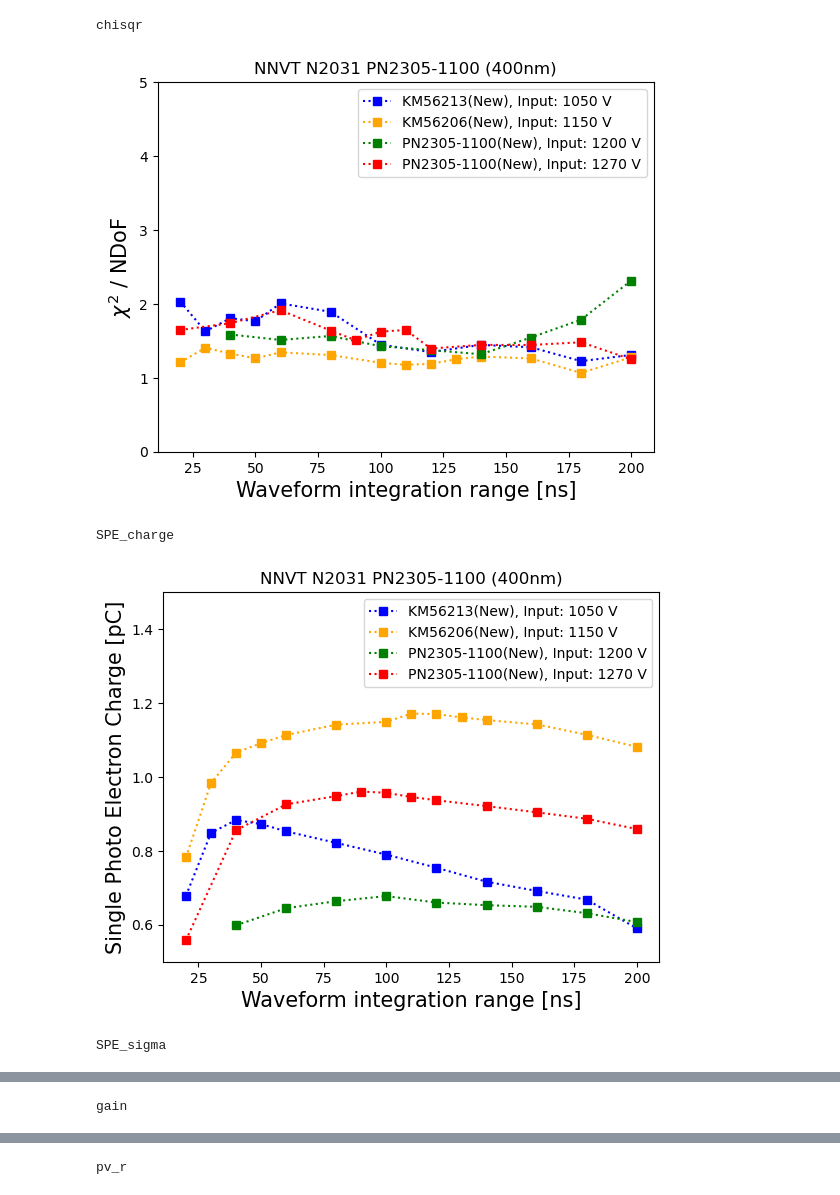
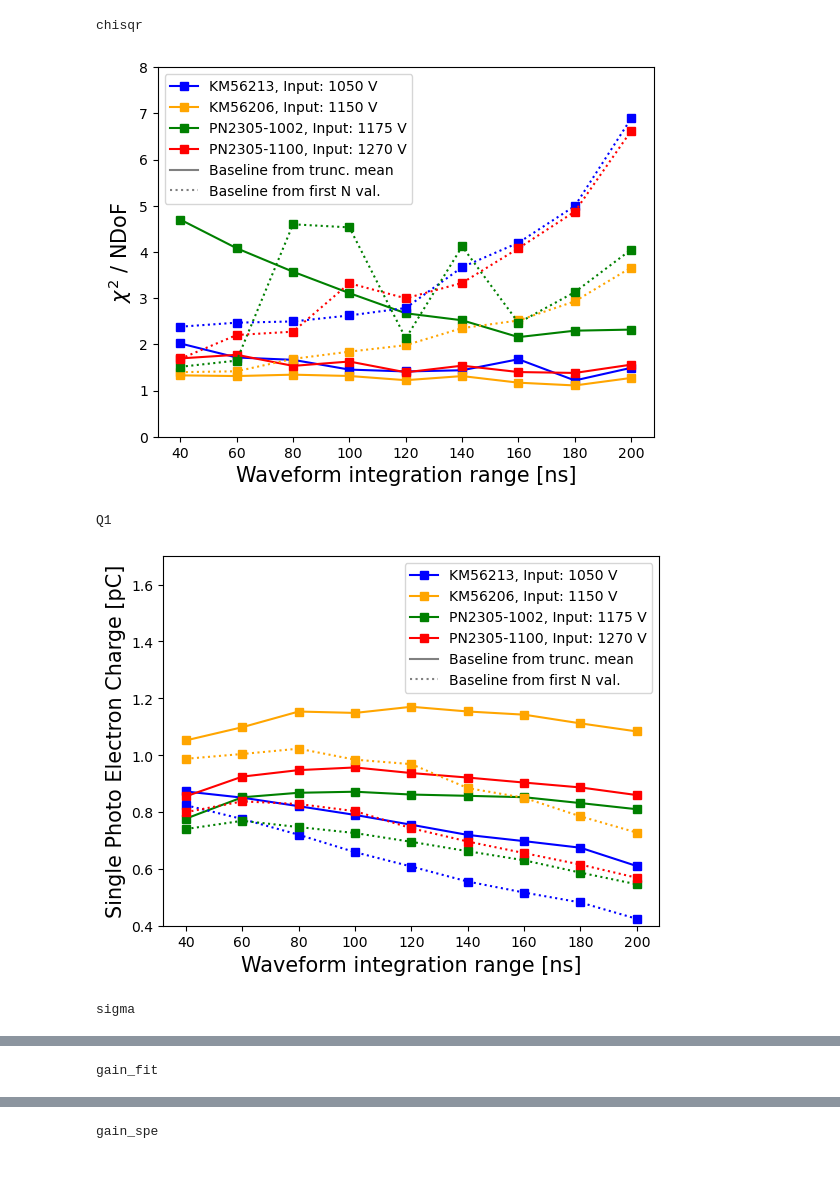
Before and after one commit to rkralik5/PMTFitting, a Jupyter notebook: scripts/PlotIntegrationRange.ipynb, the cells around one changed output, grey strips where cells are left out. Drawn from its saved outputs; the diff is of its cells as text; code cells hidden in the pictures.

Commit message:
Updating the script to plot different baseline calculation methods

```diff
--- a/scripts/PlotIntegrationRange.ipynb
+++ b/scripts/PlotIntegrationRange.ipynb
@@ -8,7 +8,12 @@ from scipy.optimize import curve_fit
 # %%
 parser = argparse.ArgumentParser(description='')
 parser.add_argument('--file', '-f', type=list, help='Input file path')
-files = ['/home/robertkralik/Documents/School/PhysicsWork/HyperKPMTValidation/IntegrationRangeCharacterisation/IntegrationRangeCharacterisation.csv']
+files = ['/home/robertkralik/Documents/PhysicsWork/HyperKPMTValidation/IntegrationRangeCharacterisation/IntegrationRangeCharacterisation_OrigBaseline.csv',
+         '/home/robertkralik/Documents/PhysicsWork/HyperKPMTValidation/IntegrationRangeCharacterisation/IntegrationRangeCharacterisation_AltBaseline.csv',
+         #'/home/robertkralik/Documents/School/PhysicsWork/HyperKPMTValidation/AngularDependency/GateValidation.csv',
+         #'/home/robertkralik/Documents/School/PhysicsWork/HyperKPMTValidation/AngularDependency/GateValidation_FixedBaseline.csv',
+         #'/home/robertkralik/Documents/School/PhysicsWork/HyperKPMTValidation/AngularDependency/GateValidation_MidFitRange.csv',
+         ]
 options = ['-f', files]
 args = parser.parse_args(args=options)
 
@@ -24,14 +29,18 @@ fontsize = 15
 # %%
 fname = args.file[0]
 df = pd.read_csv(fname)
+df_alt = pd.read_csv(args.file[1])
 
 # Assumes standarde file naming format
 def get_v_from_fname(row):
     base = Path(row["fname"]).stem
 
     # Get brand model and voltage from filename
-    brand, model, voltage = base.split("_")
+    brand, model, voltage = base.split("_")[:3]
     brand = brand_dict[brand]
+
+    if "New" in model:
+        model = model.replace("(New)", "")
     # Get rid of "v" in string if there
     if voltage[-1] == "V" or voltage[-1] == "v":
         voltage = voltage[:-1]
@@ -42,59 +51,74 @@ def get_v_from_fname(row):
 # each given new column
 df[["brand","model","v"]] = df.apply(get_v_from_fname, axis="columns",
                                      result_type="expand")
+df_alt[["brand","model","v"]] = df_alt.apply(get_v_from_fname, axis="columns",
+                                     result_type="expand")
 
 # Sort values by angles is in order
-df = df.sort_values(["v","gate"], ascending=True)
+df = df.sort_values(["v","intrange"], ascending=True)
+df_alt = df_alt.sort_values(["v","intrange"], ascending=True)
 
 # Group by the model and plot each value
 df_group = df.groupby("v")
+df_alt_group = df_alt.groupby("v")
 # %%
 variables = [
-    "chisqr", "SPE_charge", "SPE_sigma", "gain", "pv_r", "pv_r_hist", "pe_res", "true_PE"
+    "chisqr", "Q1", "sigma", "gain_fit", "gain_spe", "gain_npe", "gain_ped", "pv_r_hist", "pe_res", "n_pe"
+    #'chisqr_orig', 'charge_orig', 'sigma_orig', 'npe_orig', 'npe_calc_orig','chisqr', 'charge', 'sigma', 'npe', 'npe_calc'
 ]
 label = [
-    "$\chi^{2}$ / NDoF", "Single Photo Electron Charge [pC]", "Single Photo Electron $\sigma$", "Gain", "Peak-to-Valley ratio (from fit)", "Peak-to-Valley ratio (from histogram)", "Single Photo Electron resolution", "True number of Photo Electrons"
+    "$\chi^{2}$ / NDoF", "Single Photo Electron Charge [pC]", "Single Photo Electron $\sigma$", "Gain (SPE-Ped charge from fit / e)", "Gain (SPE charge / e)", "Gain (charge / NPE from fit)", "Gain (charge / NPE from Pedestal)", "Peak-to-Valley ratio (from histogram)", "Single Photo Electron resolution", "True number of PE (from fit)"
+    #"$\chi^{2}$ / NDoF", "Charge [pC]", "$\sigma_{Charge}$ [pC]", "Charge [pC]", "$\sigma_{Charge}$ [pC]", "Number of Photo Electrons (from charge)", "Number of Photo Electrons ($\mu^{2}/\sigma^{2}$)", "Number of Photo Electrons (from fit)"
 ]
 range = [
-    (0,5.), (0.5,1.5), (0.1,0.6), (3E+6,9E+6), (0,6), (0,6), (0,1.), (0.1,0.3)
+    (0,8.), (0.4,1.7), (0.1,0.7), (2E+6,12E+6), (2E+6,12E+6), (3E+6,16E+6), (3E+6,16E+6), (0,6), (0,1.), (0.1,0.3)
+    #(19,25), (14,21), (3,5), (17,26), (17.5,18.2),(1,1.7), (13,20), (3.5,5), (17,25), (15.4,16)
 ]
 
 idx=0
 for var in variables:
     fig, ax = plt.subplots()
     marker = markers[1]
     linestyle = ':'
     print(var)
 
     idx_hv=0
     for hv,df_hv in df_group:
-        #ax.scatter(2*df['gate'].values, df[var].values, marker="D")
-        ax.plot(2*df_hv['gate'].values, df_hv[var].values, marker=marker,
+        ax.plot(2*df_hv['intrange'].values, df_hv[var].values, marker=marker,
                 color=colors[idx_hv],
-                linestyle=linestyle, label=f"{df_hv['model'].values[0]}, Input: %.f V" % hv)
+                linestyle="-", label=f"{df_hv['model'].values[0]}, Input: %.f V" % hv)
+        idx_hv += 1
+    idx_hv=0
+    for hv,df_hv in df_alt_group:
+        ax.plot(2*df_hv['intrange'].values, df_hv[var].values, marker=marker,
+                color=colors[idx_hv],
+                linestyle=":")
+        #, label=f"{df_hv['model'].values[0]}, Input: %.f V Alt. baseline" % hv
         idx_hv += 1
 
     ax.set_ylim([range[idx][0],range[idx][1]])
     ax.set_xlabel("Waveform integration range [ns]",fontsize=fontsize)
     ax.set_ylabel(f"%s"%label[idx], fontsize=fontsize)
-    ax.title.set_text("NNVT N2031 PN2305-1100 (400nm)")
+    #ax.title.set_text("NNVT N2031 PN2305-1100 (400nm)")
 
-    if var=='gain':
+    ax.axhline(0,0,0,linestyle='-',color='gray',label='Baseline from trunc. mean')
+    ax.axhline(0,0,0,linestyle=':',color='gray',label='Baseline from first N val.')
+    if 'gain' in var:
         ax.axhline(5e6, linestyle='-', color='black', label=r'$5\times10^6$ (requirement)')
     if var=='pe_res':
         ax.axhline(0.5, linestyle='-', color='black', label=r'50% (requirement)')
     if var=='pv_r' or var=='pv_r_hist':
         ax.axhline(2, linestyle='-', color='black', label=r'2 (requirement)')
     ax.legend()
 
     #fig.set_size_inches(14,8)
-    fig.savefig("IntegrationRange_"+var+".png",bbox_inches='tight')
+    fig.savefig("IntegrationRange_BaselineComp_"+var+".png",bbox_inches='tight')
     plt.show()
 
     idx += 1
 # %% [output]
 chisqr
-[figure, old version]
+[figure, new version]
-SPE_charge
+Q1
-[figure, old version]
+[figure, new version]
-SPE_sigma
+sigma
@@ -102 +126 @@ SPE_sigma
-gain
+gain_fit
@@ -104 +128 @@ gain
-pv_r
+gain_spe
```
Also changed, not shown: parts of 1 cell of this notebook.
